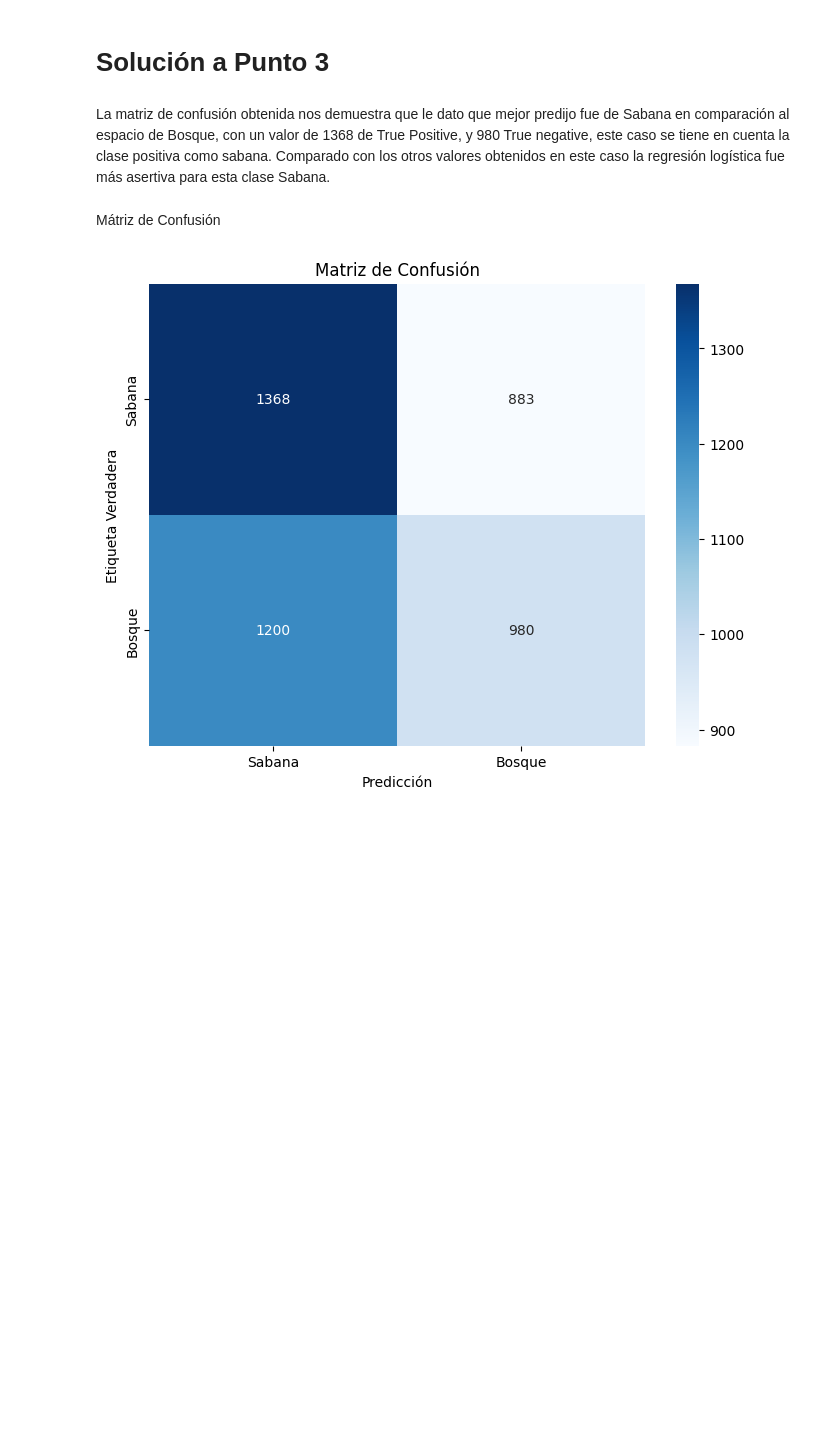
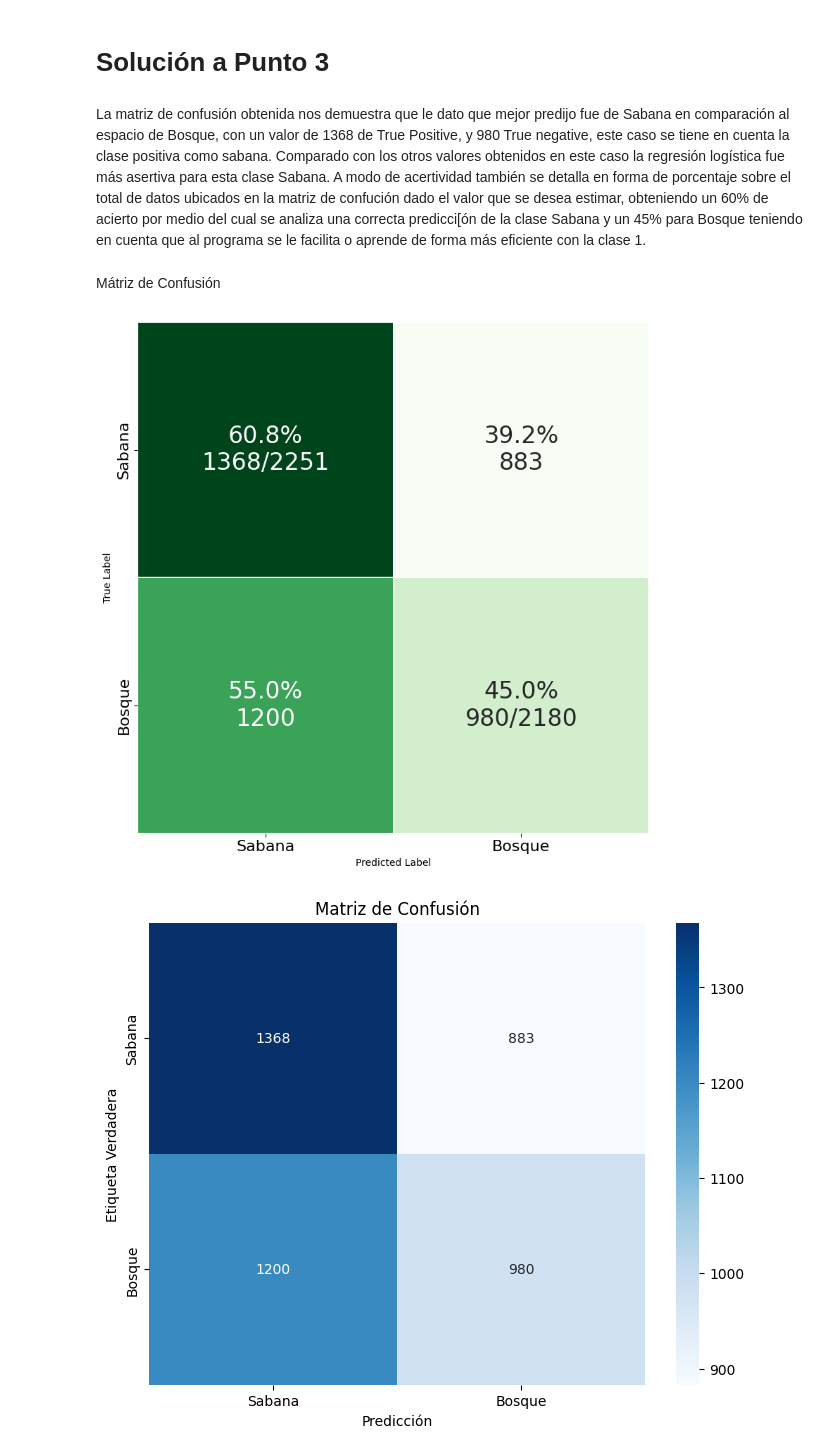
Before and after one commit to Wizardlyfix/Entregable-2-IA, a Jupyter notebook: Entregable2.ipynb, the cells around one changed output. Saved outputs shown, nothing was run; the diff lists cells and outputs as text; code cells hidden in the pictures; blank space fills up the shorter version.

```diff
--- a/Entregable2.ipynb
+++ b/Entregable2.ipynb
@@ -482,9 +484,44 @@ weighted avg       0.53      0.53      0.53      4431
 # %% [markdown]
 # Solución a Punto 3
 # %% [markdown]
-La matriz de confusión obtenida nos demuestra que le dato que mejor predijo fue de Sabana en comparación al espacio de Bosque, con un valor de 1368 de True Positive, y 980 True negative, este caso se tiene en cuenta la clase positiva como sabana. Comparado con los otros valores obtenidos en este caso la regresión logística fue más asertiva para esta clase Sabana.
+La matriz de confusión obtenida nos demuestra que le dato que mejor predijo fue de Sabana en comparación al espacio de Bosque, con un valor de 1368 de True Positive, y 980 True negative, este caso se tiene en cuenta la clase positiva como sabana. Comparado con los otros valores obtenidos en este caso la regresión logística fue más asertiva para esta clase Sabana. A modo de acertividad también se detalla en forma de porcentaje sobre el total de datos ubicados en la matriz de confución dado el valor que se desea estimar, obteniendo un 60% de acierto por medio del cual se analiza una correcta predicci[ón de la clase Sabana y un 45% para Bosque teniendo en cuenta que al programa se le facilita o aprende de forma más eficiente con la clase 1.
 # %% [markdown]
 Mátriz de Confusión
+# %%
+def plot_cm(y_test, predictions, filename=None, figsize=(8,8), ticklabels=None):
+    cm = confusion_matrix(y_test, predictions, labels=np.unique(y_test))
+    cm_sum = np.sum(cm, axis=1, keepdims=True)
+    cm_perc = cm / cm_sum.astype(float) * 100
+    annot = np.empty_like(cm).astype(str)
+    nrows, ncols = cm.shape
+    if ticklabels is None:
+        ticklabels = list(range(1, len(np.unique(y_test))+1))
+    for i in range(nrows):
+        for j in range(ncols):
+            c = cm[i, j]
+            p = cm_perc[i, j]
+            if i == j:
+                s = cm_sum[i]
+                annot[i, j] = '%.1f%%\n%d/%d' % (p, c, s)
+            elif c == 0:
+                annot[i, j] = '%.1f%%\n%d' % (0, 0)
+            else:
+                annot[i, j] = '%.1f%%\n%d' % (p, c)
+    cm = pd.DataFrame(cm, index=np.unique(y_test), columns=np.unique(y_test))
+    cm.index.name = 'True Label'
+    cm.columns.name = 'Predicted Label'
+    fig, ax = plt.subplots(figsize=figsize)
+    b = sns.heatmap(cm, cmap= "Greens", annot=annot, fmt='',cbar=False,linewidths=0.2, # type: ignore
+                    yticklabels=ticklabels,xticklabels=ticklabels, ax=ax,annot_kws={"fontsize":24}) # type: ignore
+    plt.tight_layout()
+    ax.set_xticklabels(b.get_xticklabels(), size=16)
+    ax.set_yticklabels(b.get_yticklabels(), size=16)
+    if filename is not None:
+        plt.savefig(filename, transparent=True, dpi=300)
+# %%
+plot_cm(y_val, y_pred, ticklabels=['Sabana', 'Bosque'])
+# %% [output]
+[figure, added]
 # %%
 conf_matrix = confusion_matrix(y_val, y_pred)
 class_labels = ['Sabana', 'Bosque']
```
Also changed, not shown: parts of 4 cells of this notebook.
